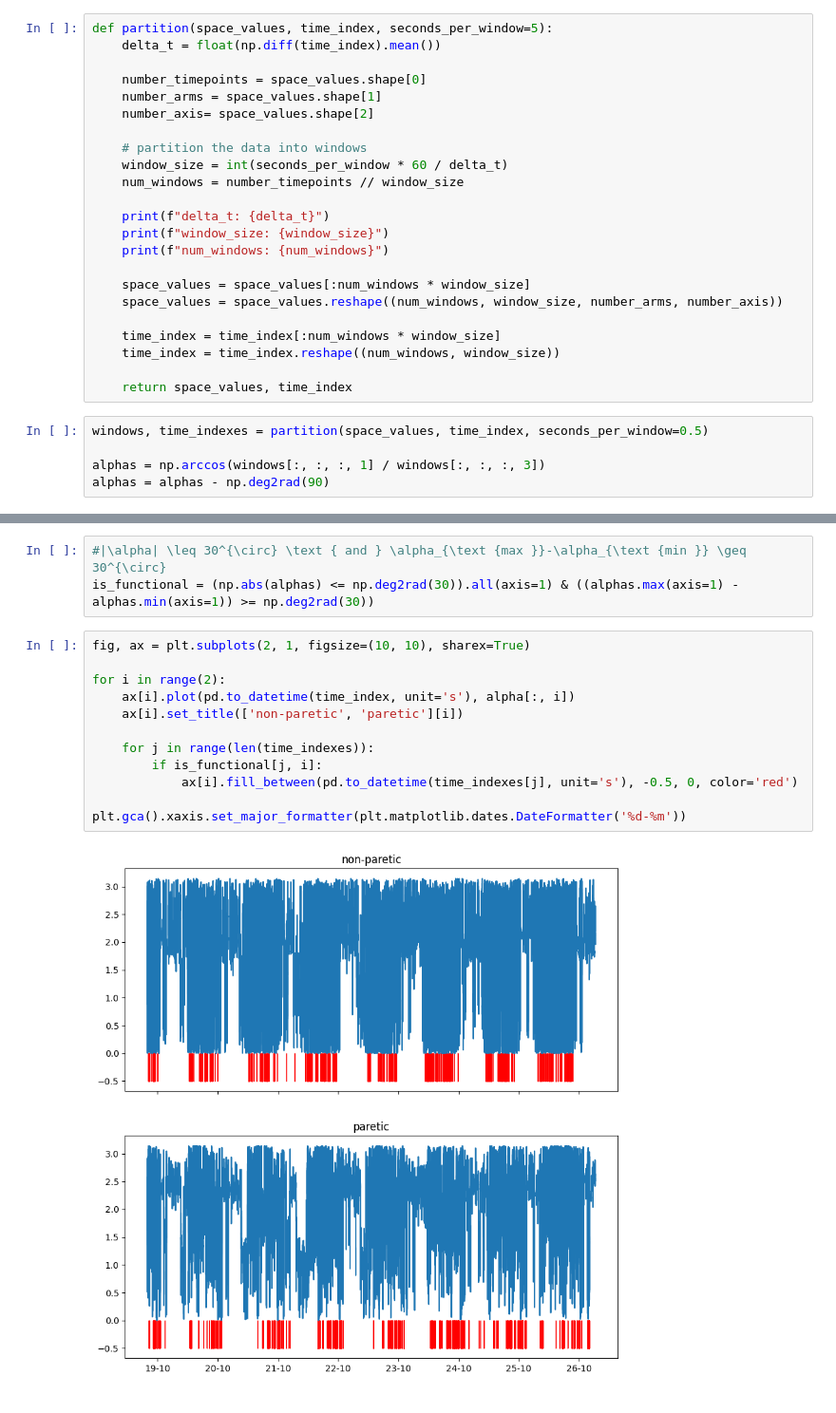
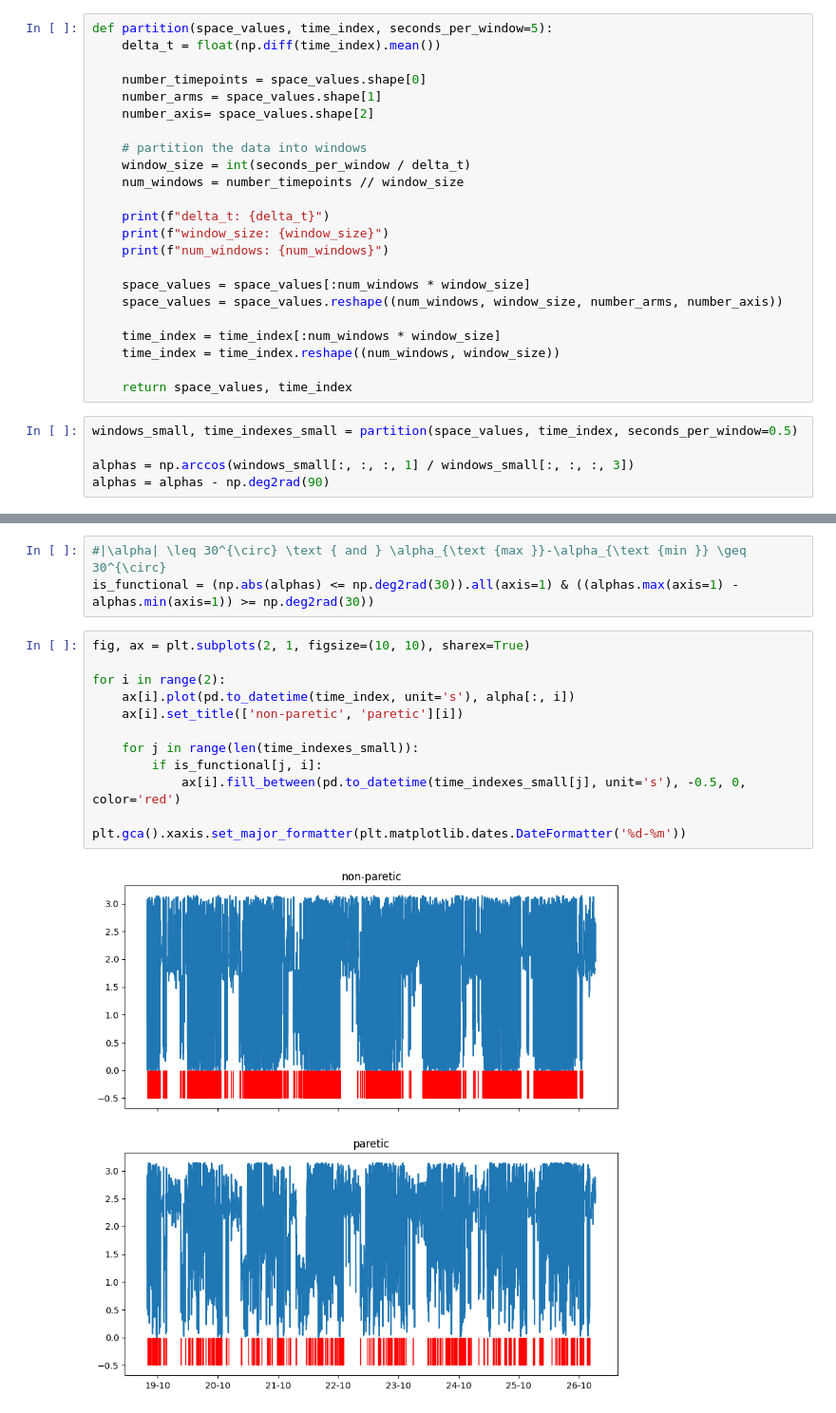
Before and after one commit to victorsouza89/rearm-actimetry-exploring, a Jupyter notebook: functional_clustering.ipynb, the cells around one changed output, grey strips where cells are left out. Shown: that part at 95% size. Saved outputs shown, nothing was run; the diff lists cells and outputs as text.

```diff
--- a/functional_clustering.ipynb
+++ b/functional_clustering.ipynb
@@ -164,7 +164,7 @@ def partition(space_values, time_index, seconds_per_window=5):
     number_axis= space_values.shape[2]
 
     # partition the data into windows
-    window_size = int(seconds_per_window * 60 / delta_t)
+    window_size = int(seconds_per_window / delta_t)
     num_windows = number_timepoints // window_size
 
     print(f"delta_t: {delta_t}")
@@ -179,9 +179,9 @@ def partition(space_values, time_index, seconds_per_window=5):
 
     return space_values, time_index
 # %%
-windows, time_indexes = partition(space_values, time_index, seconds_per_window=0.5)
+windows_small, time_indexes_small = partition(space_values, time_index, seconds_per_window=0.5)
 
-alphas = np.arccos(windows[:, :, :, 1] / windows[:, :, :, 3])
+alphas = np.arccos(windows_small[:, :, :, 1] / windows_small[:, :, :, 3])
 alphas = alphas - np.deg2rad(90)
 # %% [output]
 delta_t: 0.020577736579621808
@@ -210,14 +210,14 @@ is_functional = (np.abs(alphas) <= np.deg2rad(30)).all(axis=1) & ((alphas.max(ax
 # %%
 fig, ax = plt.subplots(2, 1, figsize=(10, 10), sharex=True)
 
 for i in range(2):
     ax[i].plot(pd.to_datetime(time_index, unit='s'), alpha[:, i])
     ax[i].set_title(['non-paretic', 'paretic'][i])
 
-    for j in range(len(time_indexes)):
+    for j in range(len(time_indexes_small)):
         if is_functional[j, i]:
-            ax[i].fill_between(pd.to_datetime(time_indexes[j], unit='s'), -0.5, 0, color='red')
+            ax[i].fill_between(pd.to_datetime(time_indexes_small[j], unit='s'), -0.5, 0, color='red')
 
 plt.gca().xaxis.set_major_formatter(plt.matplotlib.dates.DateFormatter('%d-%m'))
 # %% [output]
-[figure, old version]
+[figure, new version]
```
Also changed, not shown: parts of 14 cells of this notebook.
